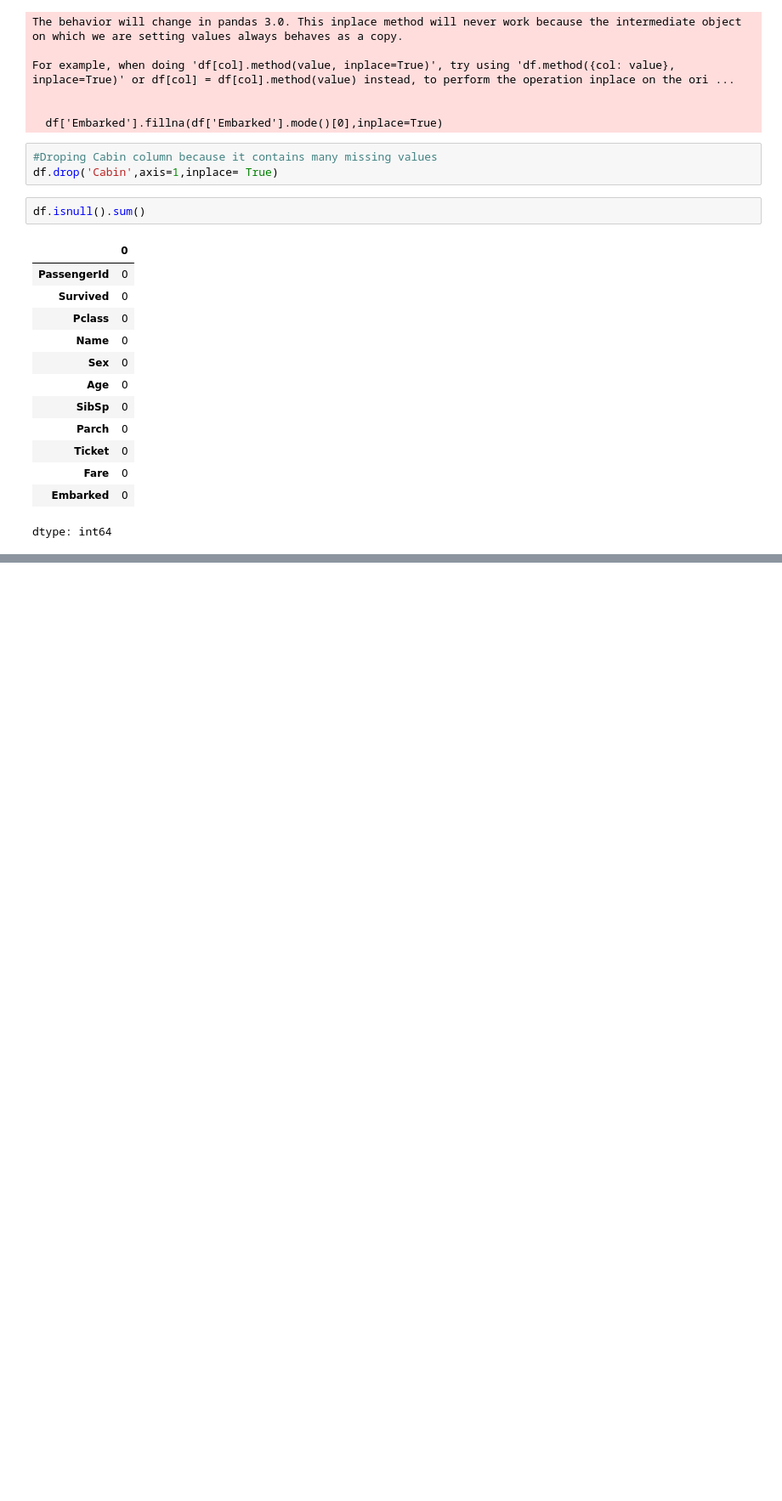
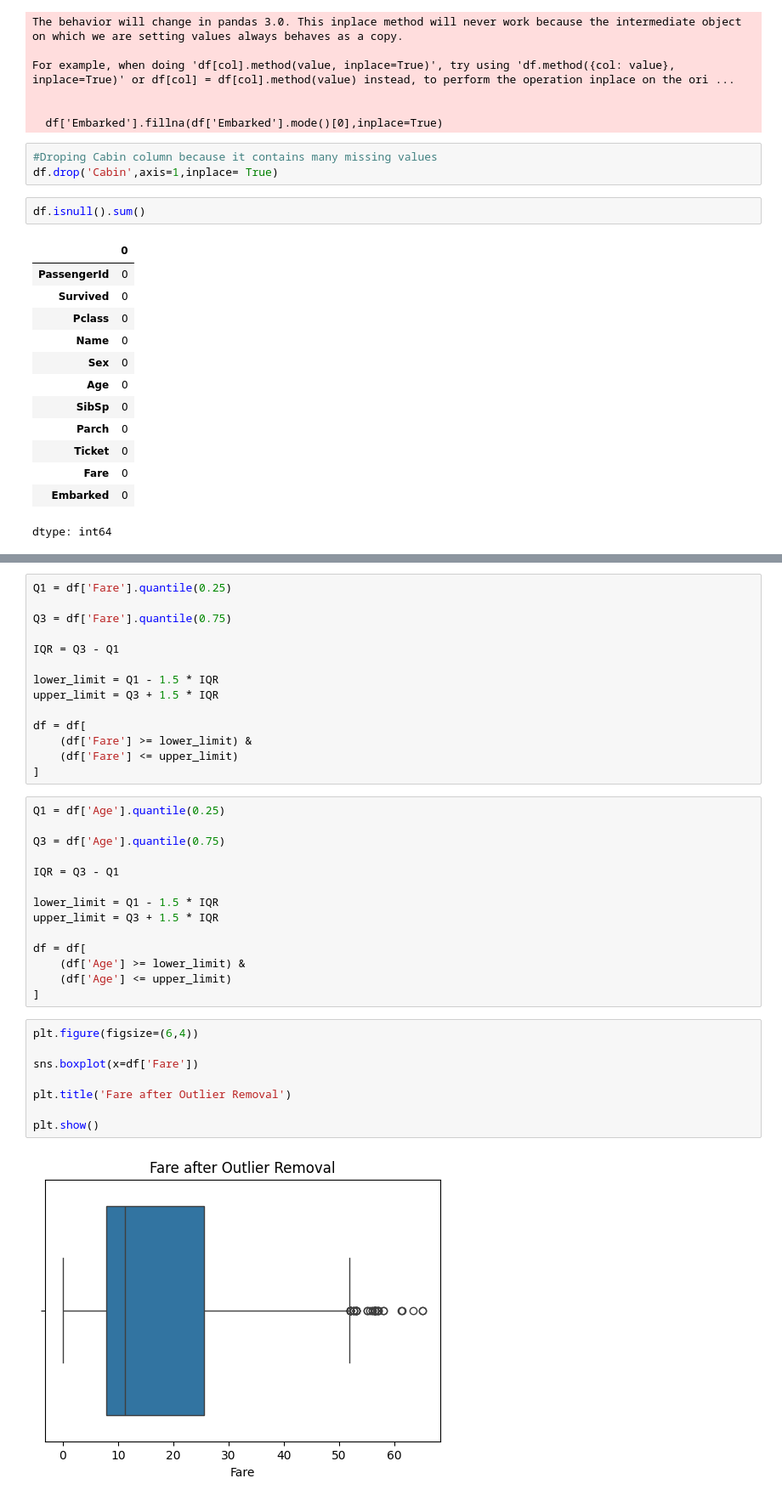
Before and after one commit to Shibu09-tech/AI-ML-Projects-and-Notes, a Jupyter notebook: Lab3_Data_Cleaning_and_Preprocessing_Techniques/notebook.ipynb, the cells around one changed output, grey strips where cells are left out. Shown at 85% size. Drawn from its saved outputs; the diff is of its cells as text; blank space fills up the shorter version.

```diff
--- a/Lab3_Data_Cleaning_and_Preprocessing_Techniques/notebook.ipynb
+++ b/Lab3_Data_Cleaning_and_Preprocessing_Techniques/notebook.ipynb
@@ -142,0 +185,38 @@ dtype: int64
+# %%
+Q1 = df['Fare'].quantile(0.25)
+
+Q3 = df['Fare'].quantile(0.75)
+
+IQR = Q3 - Q1
+
+lower_limit = Q1 - 1.5 * IQR
+upper_limit = Q3 + 1.5 * IQR
+
+df = df[
+    (df['Fare'] >= lower_limit) &
+    (df['Fare'] <= upper_limit)
+]
+# %%
+Q1 = df['Age'].quantile(0.25)
+
+Q3 = df['Age'].quantile(0.75)
+
+IQR = Q3 - Q1
+
+lower_limit = Q1 - 1.5 * IQR
+upper_limit = Q3 + 1.5 * IQR
+
+df = df[
+    (df['Age'] >= lower_limit) &
+    (df['Age'] <= upper_limit)
+]
+# %%
+plt.figure(figsize=(6,4))
+
+sns.boxplot(x=df['Fare'])
+
+plt.title('Fare after Outlier Removal')
+
+plt.show()
+# %% [output]
+[figure, added]
```
Also changed, not shown: parts of 7 cells of this notebook.
